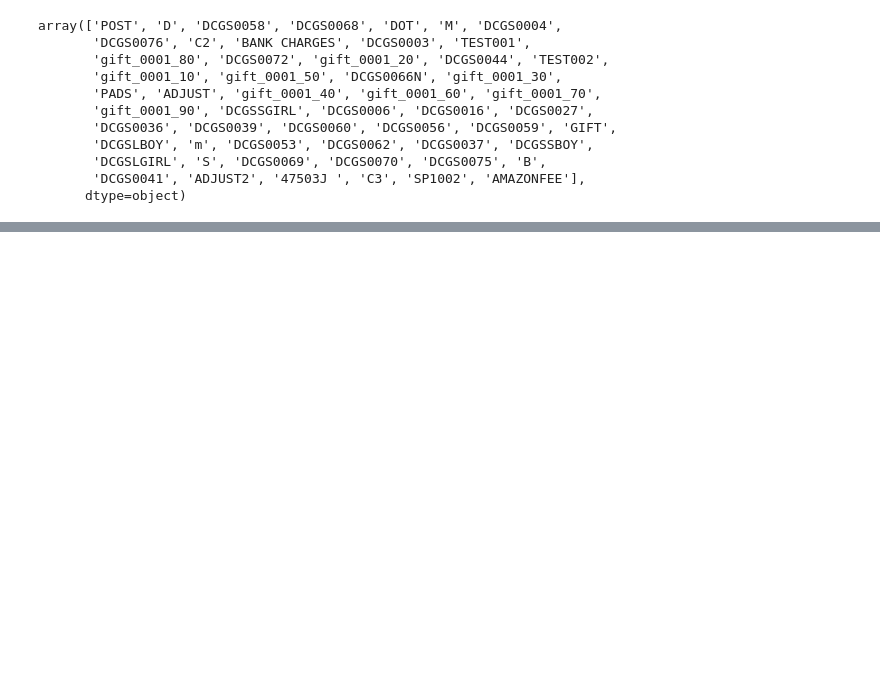
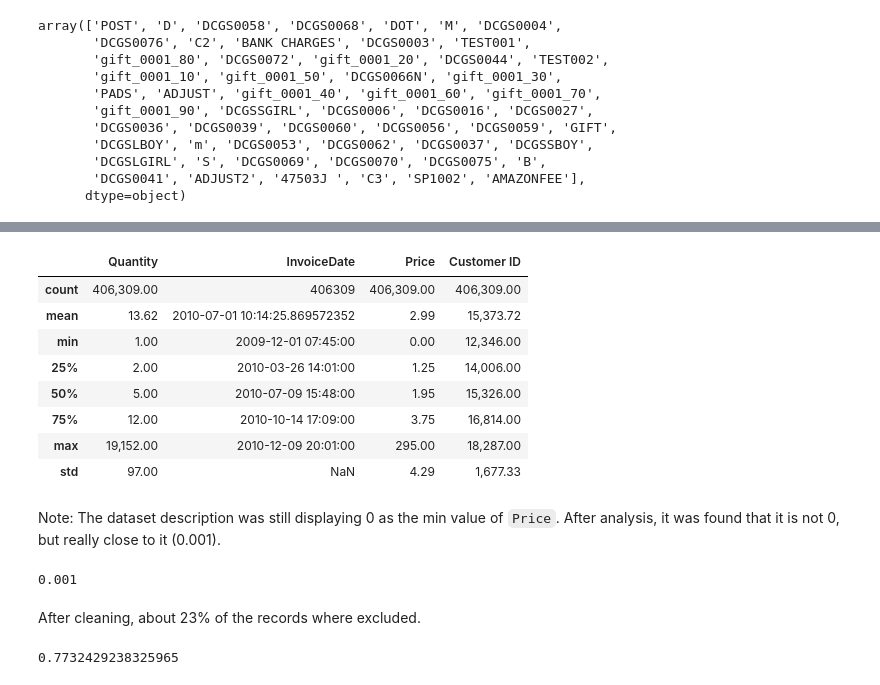
Before and after one commit to joaomarcosmb/online-retail-data-clustering, a Jupyter notebook: main.ipynb, the cells around one changed output, grey strips where cells are left out. Drawn from its saved outputs; the diff is of its cells as text; code cells hidden in the pictures; blank space fills up the shorter version.

Commit message:
Data cleaning

```diff
--- a/main.ipynb
+++ b/main.ipynb
@@ -141,0 +257,4 @@ array(['POST', 'D', 'DCGS0058', 'DCGS0068', 'DOT', 'M', 'DCGS0004',
+# %%
+cleaned_df = cleaned_df[cleaned_df["Price"] > 0]
+
+cleaned_df
@@ -141,0 +275,24 @@ array(['POST', 'D', 'DCGS0058', 'DCGS0068', 'DOT', 'M', 'DCGS0004',
+# %%
+cleaned_df.describe()
+# %% [output]
+|  | Quantity | InvoiceDate | Price | Customer ID |
+| count | 406,309.00 | 406309 | 406,309.00 | 406,309.00 |
+| mean | 13.62 | 2010-07-01 10:14:25.869572352 | 2.99 | 15,373.72 |
+| min | 1.00 | 2009-12-01 07:45:00 | 0.00 | 12,346.00 |
+| 25% | 2.00 | 2010-03-26 14:01:00 | 1.25 | 14,006.00 |
+| 50% | 5.00 | 2010-07-09 15:48:00 | 1.95 | 15,326.00 |
+| 75% | 12.00 | 2010-10-14 17:09:00 | 3.75 | 16,814.00 |
+| max | 19,152.00 | 2010-12-09 20:01:00 | 295.00 | 18,287.00 |
+| std | 97.00 | NaN | 4.29 | 1,677.33 |
+# %% [markdown]
+Note: The dataset description was still displaying 0 as the min value of `Price`. After analysis, it was found that it is not 0, but really close to it (0.001).
+# %%
+cleaned_df["Price"].min()
+# %% [output]
+0.001
+# %% [markdown]
+After cleaning, about 23% of the records where excluded.
+# %%
+len(cleaned_df) / len(df)
+# %% [output]
+0.7732429238325965
```
Also changed, not shown: parts of 12 cells of this notebook.
